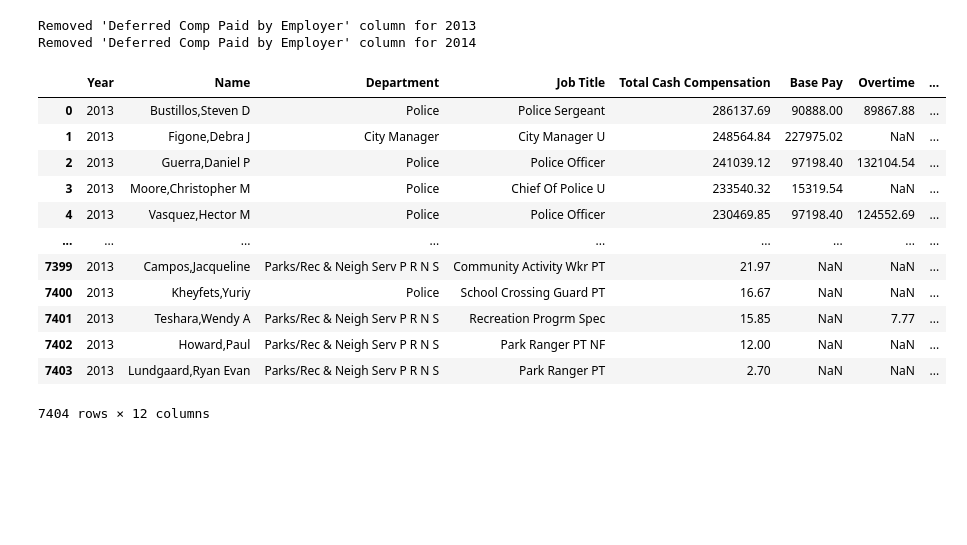
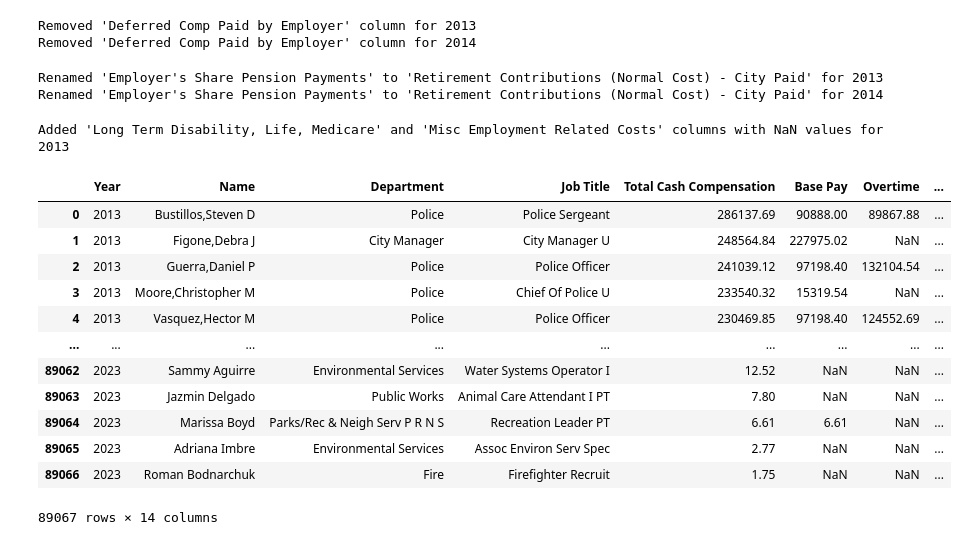
Before and after one commit to ryanfernald/San-Jose-Employment-Analysis, a Jupyter notebook: NewEDA.ipynb, the cells around one changed output. Saved outputs shown, nothing was run; the diff lists cells and outputs as text; code cells hidden in the pictures; blank space fills up the shorter version.

```diff
--- a/NewEDA.ipynb
+++ b/NewEDA.ipynb
@@ -189,19 +189,44 @@ for year, df in zip(years, dfs):
 # %% [output]
 Removed 'Deferred Comp Paid by Employer' column for 2013
 Removed 'Deferred Comp Paid by Employer' column for 2014
-# %%
-df_2013
-# %% [output]
-|  | Year | Name | Department | Job Title | Total Cash Compensation | Base Pay | Overtime | ... |
-| 0 | 2013 | Bustillos,Steven D | Police | Police Sergeant | 286137.69 | 90888.00 | 89867.88 | ... |
-| 1 | 2013 | Figone,Debra J | City Manager | City Manager U | 248564.84 | 227975.02 | NaN | ... |
-| 2 | 2013 | Guerra,Daniel P | Police | Police Officer | 241039.12 | 97198.40 | 132104.54 | ... |
-| 3 | 2013 | Moore,Christopher M | Police | Chief Of Police U | 233540.32 | 15319.54 | NaN | ... |
-| 4 | 2013 | Vasquez,Hector M | Police | Police Officer | 230469.85 | 97198.40 | 124552.69 | ... |
-| ... | ... | ... | ... | ... | ... | ... | ... | ... |
-| 7399 | 2013 | Campos,Jacqueline | Parks/Rec & Neigh Serv P R N S | Community Activity Wkr PT | 21.97 | NaN | NaN | ... |
-| 7400 | 2013 | Kheyfets,Yuriy | Police | School Crossing Guard PT | 16.67 | NaN | NaN | ... |
-| 7401 | 2013 | Teshara,Wendy A | Parks/Rec & Neigh Serv P R N S | Recreation Progrm Spec | 15.85 | NaN | 7.77 | ... |
-| 7402 | 2013 | Howard,Paul | Parks/Rec & Neigh Serv P R N S | Park Ranger PT NF | 12.00 | NaN | NaN | ... |
-| 7403 | 2013 | Lundgaard,Ryan Evan | Parks/Rec & Neigh Serv P R N S | Park Ranger PT | 2.70 | NaN | NaN | ... |
-7404 rows × 12 columns
+# %%
+for year, df in zip(years, dfs):
+    if year == 2013 or year == 2014:
+        # Check if the original column name exists before renaming
+        old_column_name = "Employer's Share Pension Payments"
+        new_column_name = "Retirement Contributions (Normal Cost) - City Paid"
+        if old_column_name in df.columns:
+            df.rename(columns={old_column_name: new_column_name}, inplace=True)
+            print(f"Renamed '{old_column_name}' to '{new_column_name}' for {year}")
+        else:
+            print(f"'{old_column_name}' column not found in {year}")
+# %% [output]
+Renamed 'Employer's Share Pension Payments' to 'Retirement Contributions (Normal Cost) - City Paid' for 2013
+Renamed 'Employer's Share Pension Payments' to 'Retirement Contributions (Normal Cost) - City Paid' for 2014
+# %%
+# Loop through the dataframe for 2013 and add the new columns
+for year, df in zip(years, dfs):
+    if year == 2013:
+        # Add new columns with all values as NaN
+        df['Long Term Disability, Life, Medicare'] = None
+        df['Misc Employment Related Costs'] = None
+        print(f"Added 'Long Term Disability, Life, Medicare' and 'Misc Employment Related Costs' columns with NaN values for {year}")
+# %% [output]
+Added 'Long Term Disability, Life, Medicare' and 'Misc Employment Related Costs' columns with NaN values for 2013
+# %%
+all = pd.read_csv("df_all_years_clean.csv")
+all
+# %% [output]
+|  | Year | Name | Department | Job Title | Total Cash Compensation | Base Pay | Overtime | ... |
+| 0 | 2013 | Bustillos,Steven D | Police | Police Sergeant | 286137.69 | 90888.00 | 89867.88 | ... |
+| 1 | 2013 | Figone,Debra J | City Manager | City Manager U | 248564.84 | 227975.02 | NaN | ... |
+| 2 | 2013 | Guerra,Daniel P | Police | Police Officer | 241039.12 | 97198.40 | 132104.54 | ... |
+| 3 | 2013 | Moore,Christopher M | Police | Chief Of Police U | 233540.32 | 15319.54 | NaN | ... |
+| 4 | 2013 | Vasquez,Hector M | Police | Police Officer | 230469.85 | 97198.40 | 124552.69 | ... |
+| ... | ... | ... | ... | ... | ... | ... | ... | ... |
+| 89062 | 2023 | Sammy Aguirre | Environmental Services | Water Systems Operator I | 12.52 | NaN | NaN | ... |
+| 89063 | 2023 | Jazmin Delgado | Public Works | Animal Care Attendant I PT | 7.80 | NaN | NaN | ... |
+| 89064 | 2023 | Marissa Boyd | Parks/Rec & Neigh Serv P R N S | Recreation Leader PT | 6.61 | 6.61 | NaN | ... |
+| 89065 | 2023 | Adriana Imbre | Environmental Services | Assoc Environ Serv Spec | 2.77 | NaN | NaN | ... |
+| 89066 | 2023 | Roman Bodnarchuk | Fire | Firefighter Recruit | 1.75 | NaN | NaN | ... |
+89067 rows × 14 columns
```
Also changed, not shown: 1 other file.
